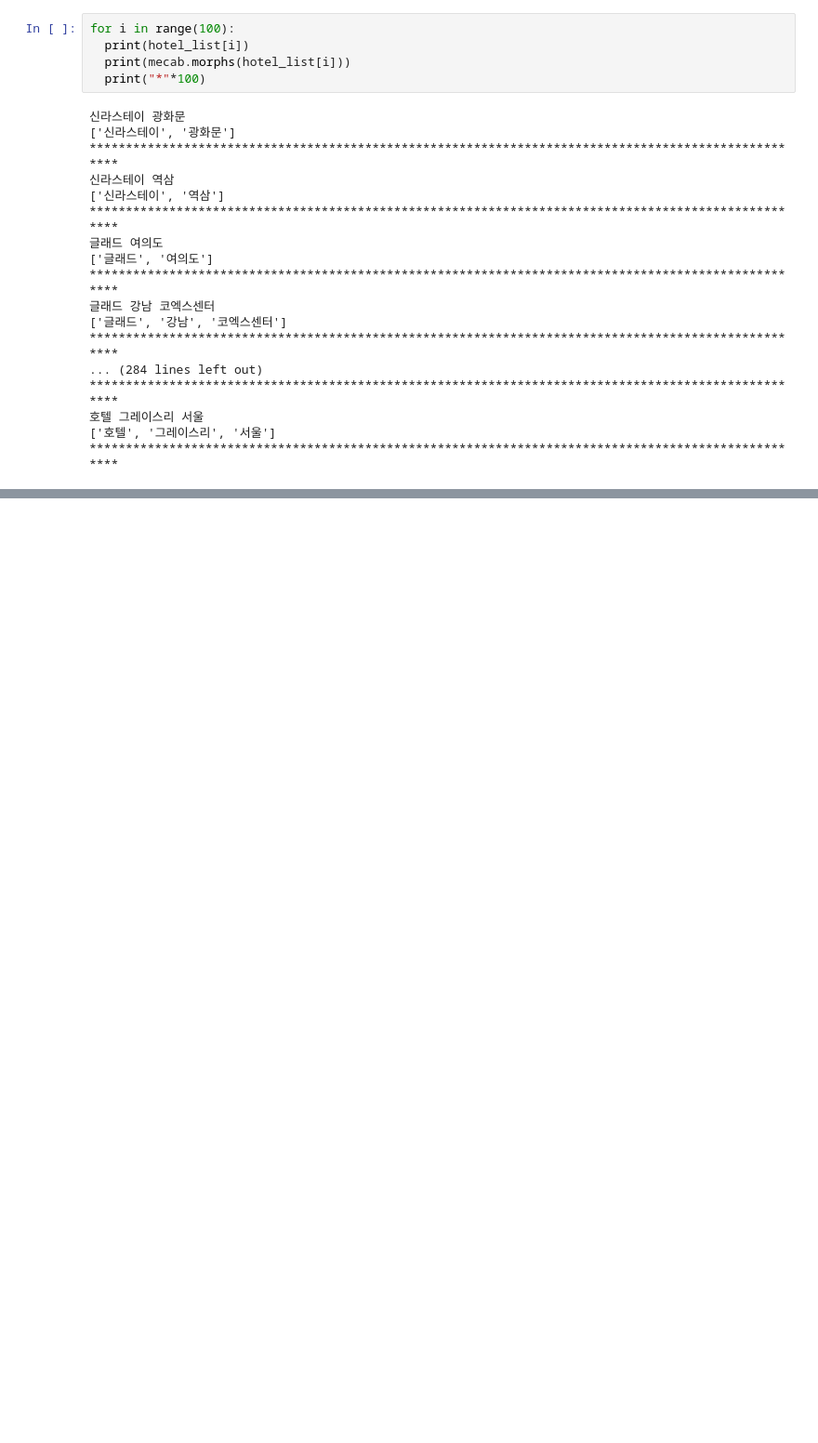
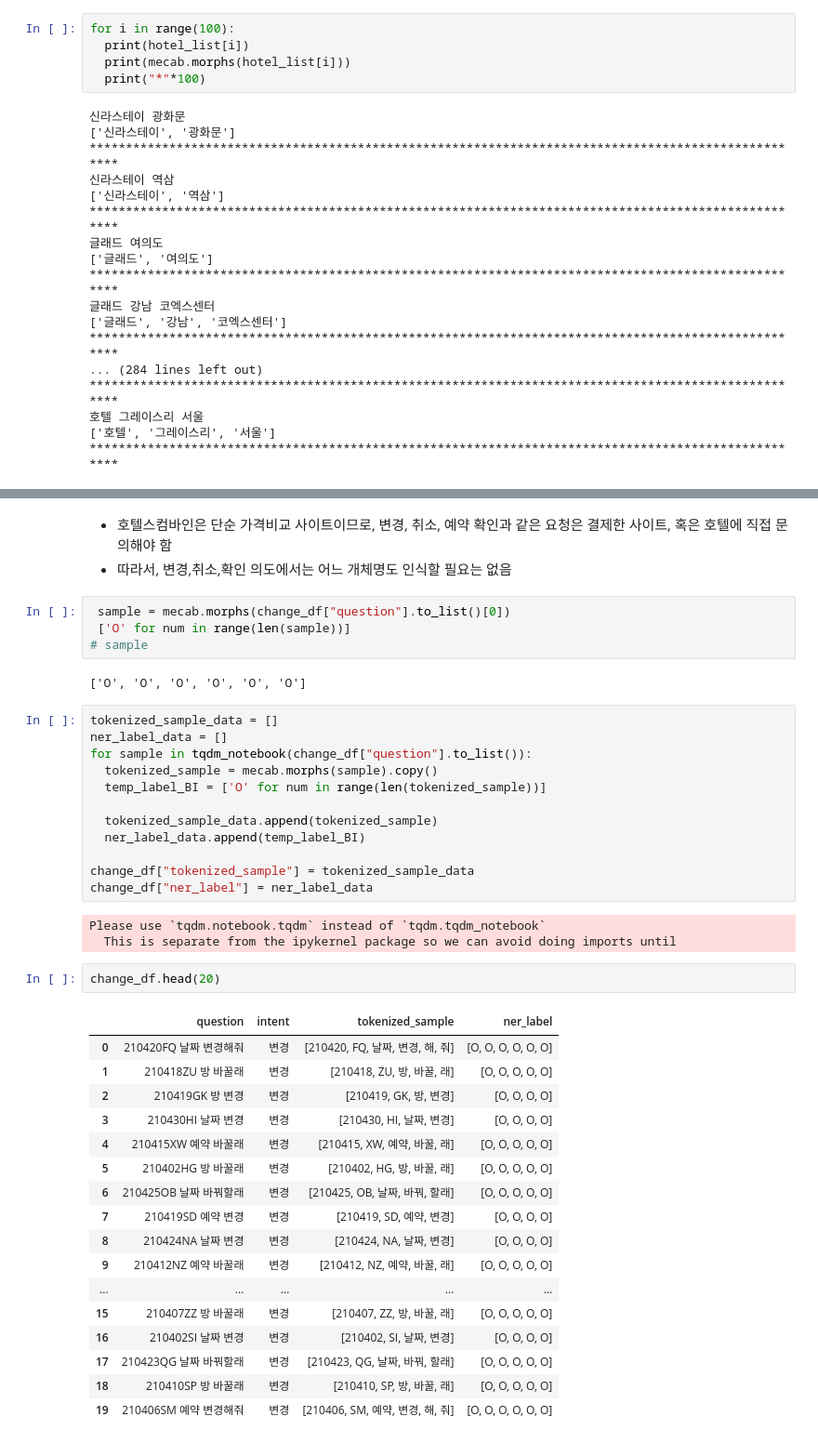
Before and after one commit to changyong93/Natural-language-processing-with-chat-bot, a Jupyter notebook: 챗봇_모델_학습(hotel_ver).ipynb, the cells around one changed output, grey strips where cells are left out. Shown at 93% size. Cells and saved outputs as stored; diff of their text form; blank space fills up the shorter version.

```diff
--- a/챗봇_모델_학습(hotel_ver).ipynb
+++ b/챗봇_모델_학습(hotel_ver).ipynb
@@ -1599,0 +1813,44 @@ for j  in range(len(tokenized_sequences)): # "호선" 이란 단어가 있을
+# %% [markdown]
+- 호텔스컴바인은 단순 가격비교 사이트이므로, 변경, 취소, 예약 확인과 같은 요청은 결제한 사이트, 혹은 호텔에 직접 문의해야 함
+- 따라서, 변경,취소,확인 의도에서는 어느 개체명도 인식할 필요는 없음
+# %%
+ sample = mecab.morphs(change_df["question"].to_list()[0])
+ ['O' for num in range(len(sample))]
+# sample
+# %% [output]
+['O', 'O', 'O', 'O', 'O', 'O']
+# %%
+tokenized_sample_data = []
+ner_label_data = []
+for sample in tqdm_notebook(change_df["question"].to_list()):
+  tokenized_sample = mecab.morphs(sample).copy()
+  temp_label_BI = ['O' for num in range(len(tokenized_sample))]
+
+  tokenized_sample_data.append(tokenized_sample)
+  ner_label_data.append(temp_label_BI)
+
+change_df["tokenized_sample"] = tokenized_sample_data
+change_df["ner_label"] = ner_label_data
+# %% [output]
+Please use `tqdm.notebook.tqdm` instead of `tqdm.tqdm_notebook`
+  This is separate from the ipykernel package so we can avoid doing imports until
+# %%
+change_df.head(20)
+# %% [output]
+|  | question | intent | tokenized_sample | ner_label |
+| 0 | 210420FQ 날짜 변경해줘 | 변경 | [210420, FQ, 날짜, 변경, 해, 줘] | [O, O, O, O, O, O] |
+| 1 | 210418ZU 방 바꿀래 | 변경 | [210418, ZU, 방, 바꿀, 래] | [O, O, O, O, O] |
+| 2 | 210419GK 방 변경 | 변경 | [210419, GK, 방, 변경] | [O, O, O, O] |
+| 3 | 210430HI 날짜 변경 | 변경 | [210430, HI, 날짜, 변경] | [O, O, O, O] |
+| 4 | 210415XW 예약 바꿀래 | 변경 | [210415, XW, 예약, 바꿀, 래] | [O, O, O, O, O] |
+| 5 | 210402HG 방 바꿀래 | 변경 | [210402, HG, 방, 바꿀, 래] | [O, O, O, O, O] |
+| 6 | 210425OB 날짜 바꿔할래 | 변경 | [210425, OB, 날짜, 바꿔, 할래] | [O, O, O, O, O] |
+| 7 | 210419SD 예약 변경 | 변경 | [210419, SD, 예약, 변경] | [O, O, O, O] |
+| 8 | 210424NA 날짜 변경 | 변경 | [210424, NA, 날짜, 변경] | [O, O, O, O] |
+| 9 | 210412NZ 예약 바꿀래 | 변경 | [210412, NZ, 예약, 바꿀, 래] | [O, O, O, O, O] |
+| ... | ... | ... | ... | ... |
+| 15 | 210407ZZ 방 바꿀래 | 변경 | [210407, ZZ, 방, 바꿀, 래] | [O, O, O, O, O] |
+| 16 | 210402SI 날짜 변경 | 변경 | [210402, SI, 날짜, 변경] | [O, O, O, O] |
+| 17 | 210423QG 날짜 바꿔할래 | 변경 | [210423, QG, 날짜, 바꿔, 할래] | [O, O, O, O, O] |
+| 18 | 210410SP 방 바꿀래 | 변경 | [210410, SP, 방, 바꿀, 래] | [O, O, O, O, O] |
+| 19 | 210406SM 예약 변경해줘 | 변경 | [210406, SM, 예약, 변경, 해, 줘] | [O, O, O, O, O, O] |
```
Also changed, not shown: parts of 93 cells of this notebook.
